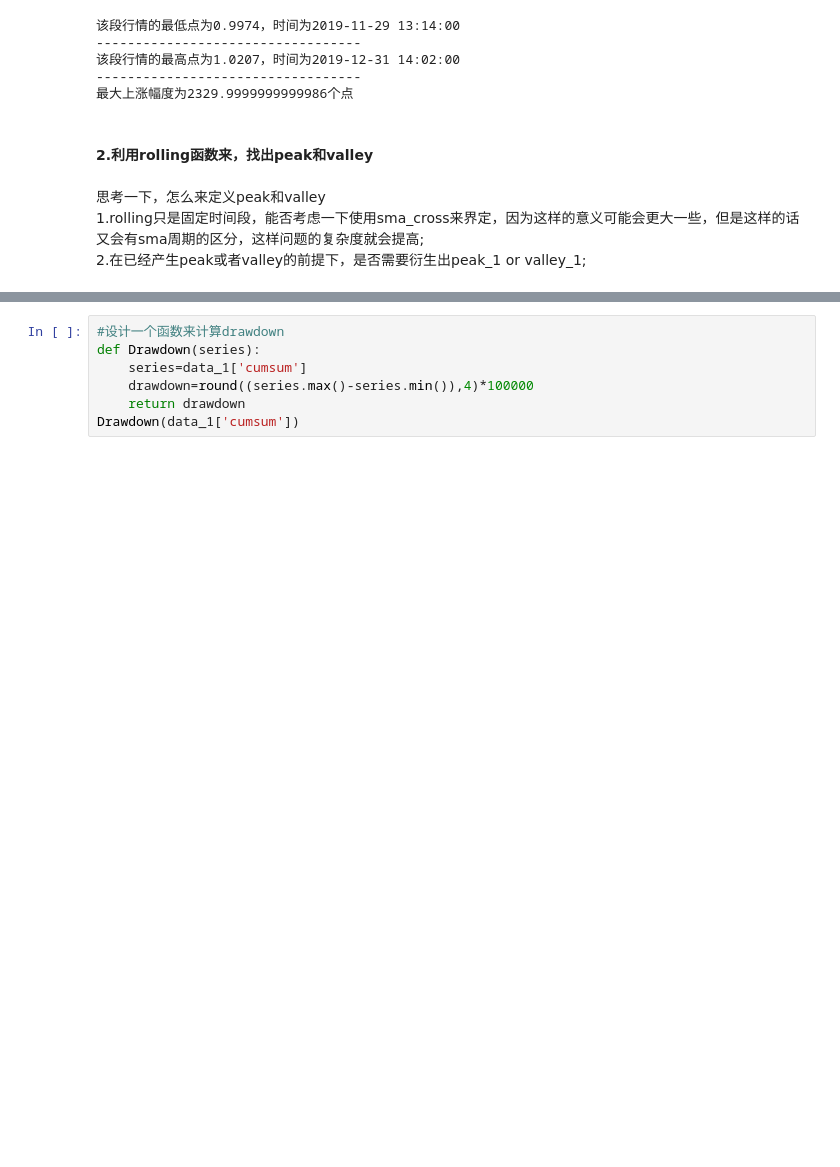
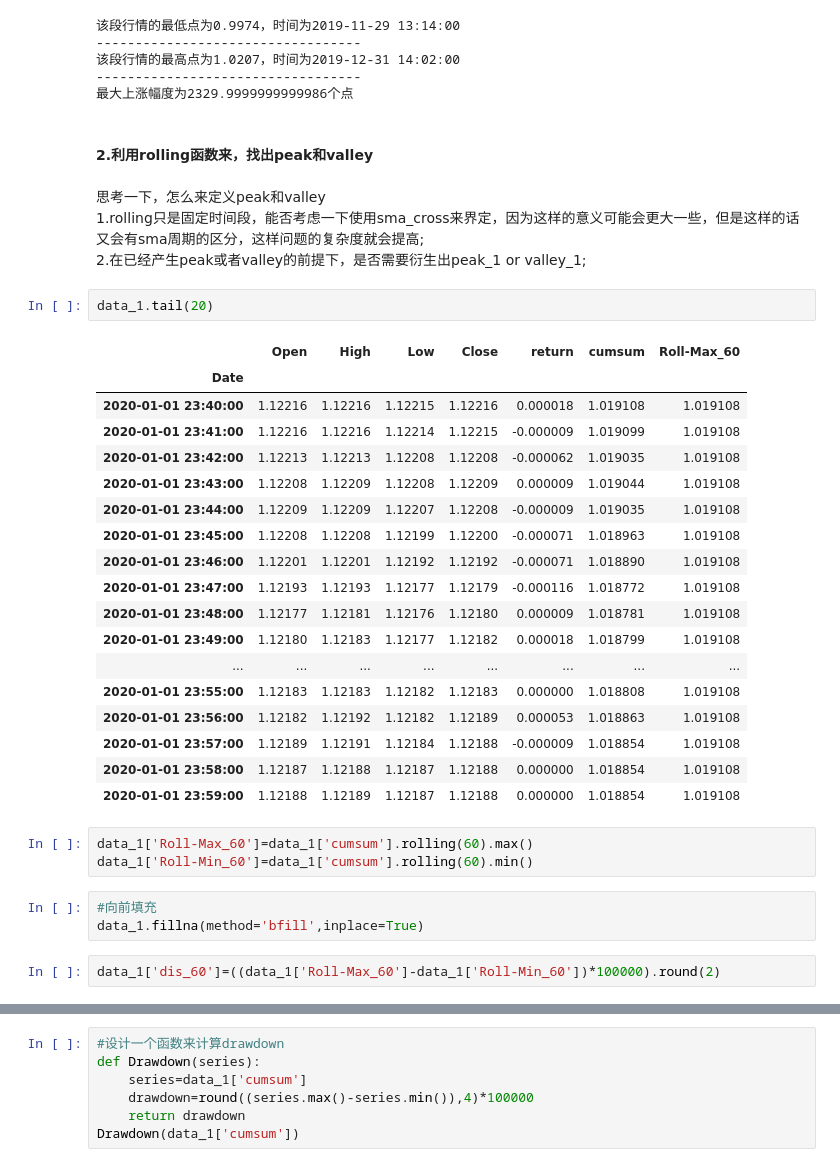
Before and after one commit to github4n/Deep_1st, a Jupyter notebook: 策略/MaximumDrawdown.ipynb, the cells around one changed output, grey strips where cells are left out. Saved outputs shown, nothing was run; the diff lists cells and outputs as text; blank space fills up the shorter version.

```diff
--- a/策略/MaximumDrawdown.ipynb
+++ b/策略/MaximumDrawdown.ipynb
@@ -155,3 +155,32 @@ print('最大上涨幅度为{}个点'.format((a-b)*100000))
 思考一下，怎么来定义peak和valley
 1.rolling只是固定时间段，能否考虑一下使用sma_cross来界定，因为这样的意义可能会更大一些，但是这样的话又会有sma周期的区分，这样问题的复杂度就会提高;
 2.在已经产生peak或者valley的前提下，是否需要衍生出peak_1 or valley_1;
+# %%
+data_1.tail(20)
+# %% [output]
+|  | Open | High | Low | Close | return | cumsum | Roll-Max_60 |
+| Date |  |  |  |  |  |  |  |
+| 2020-01-01 23:40:00 | 1.12216 | 1.12216 | 1.12215 | 1.12216 | 0.000018 | 1.019108 | 1.019108 |
+| 2020-01-01 23:41:00 | 1.12216 | 1.12216 | 1.12214 | 1.12215 | -0.000009 | 1.019099 | 1.019108 |
+| 2020-01-01 23:42:00 | 1.12213 | 1.12213 | 1.12208 | 1.12208 | -0.000062 | 1.019035 | 1.019108 |
+| 2020-01-01 23:43:00 | 1.12208 | 1.12209 | 1.12208 | 1.12209 | 0.000009 | 1.019044 | 1.019108 |
+| 2020-01-01 23:44:00 | 1.12209 | 1.12209 | 1.12207 | 1.12208 | -0.000009 | 1.019035 | 1.019108 |
+| 2020-01-01 23:45:00 | 1.12208 | 1.12208 | 1.12199 | 1.12200 | -0.000071 | 1.018963 | 1.019108 |
+| 2020-01-01 23:46:00 | 1.12201 | 1.12201 | 1.12192 | 1.12192 | -0.000071 | 1.018890 | 1.019108 |
+| 2020-01-01 23:47:00 | 1.12193 | 1.12193 | 1.12177 | 1.12179 | -0.000116 | 1.018772 | 1.019108 |
+| 2020-01-01 23:48:00 | 1.12177 | 1.12181 | 1.12176 | 1.12180 | 0.000009 | 1.018781 | 1.019108 |
+| 2020-01-01 23:49:00 | 1.12180 | 1.12183 | 1.12177 | 1.12182 | 0.000018 | 1.018799 | 1.019108 |
+| ... | ... | ... | ... | ... | ... | ... | ... |
+| 2020-01-01 23:55:00 | 1.12183 | 1.12183 | 1.12182 | 1.12183 | 0.000000 | 1.018808 | 1.019108 |
+| 2020-01-01 23:56:00 | 1.12182 | 1.12192 | 1.12182 | 1.12189 | 0.000053 | 1.018863 | 1.019108 |
+| 2020-01-01 23:57:00 | 1.12189 | 1.12191 | 1.12184 | 1.12188 | -0.000009 | 1.018854 | 1.019108 |
+| 2020-01-01 23:58:00 | 1.12187 | 1.12188 | 1.12187 | 1.12188 | 0.000000 | 1.018854 | 1.019108 |
+| 2020-01-01 23:59:00 | 1.12188 | 1.12189 | 1.12187 | 1.12188 | 0.000000 | 1.018854 | 1.019108 |
+# %%
+data_1['Roll-Max_60']=data_1['cumsum'].rolling(60).max()
+data_1['Roll-Min_60']=data_1['cumsum'].rolling(60).min()
+# %%
+#向前填充
+data_1.fillna(method='bfill',inplace=True)
+# %%
+data_1['dis_60']=((data_1['Roll-Max_60']-data_1['Roll-Min_60'])*100000).round(2)
```
Also changed, not shown: parts of 2 cells of this notebook, 2 other files.
